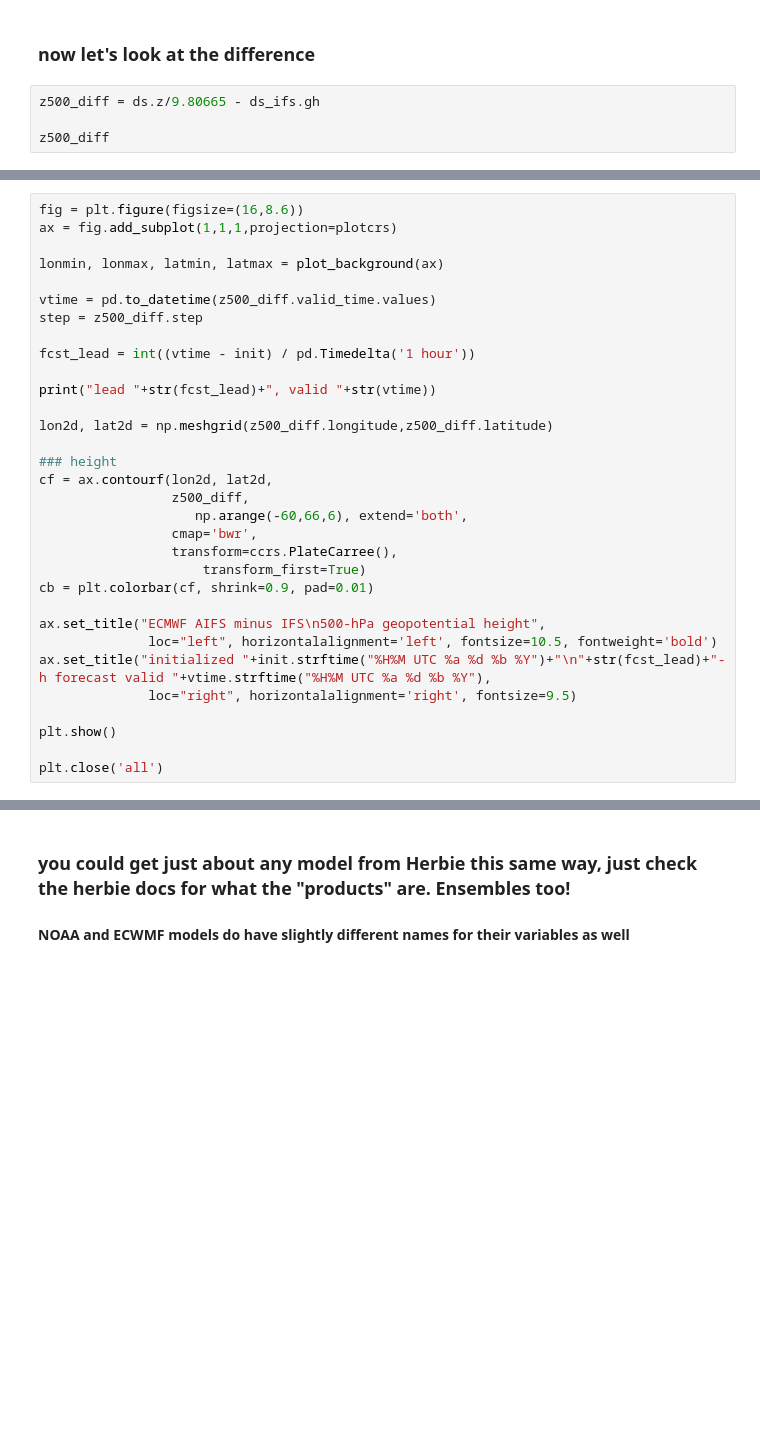
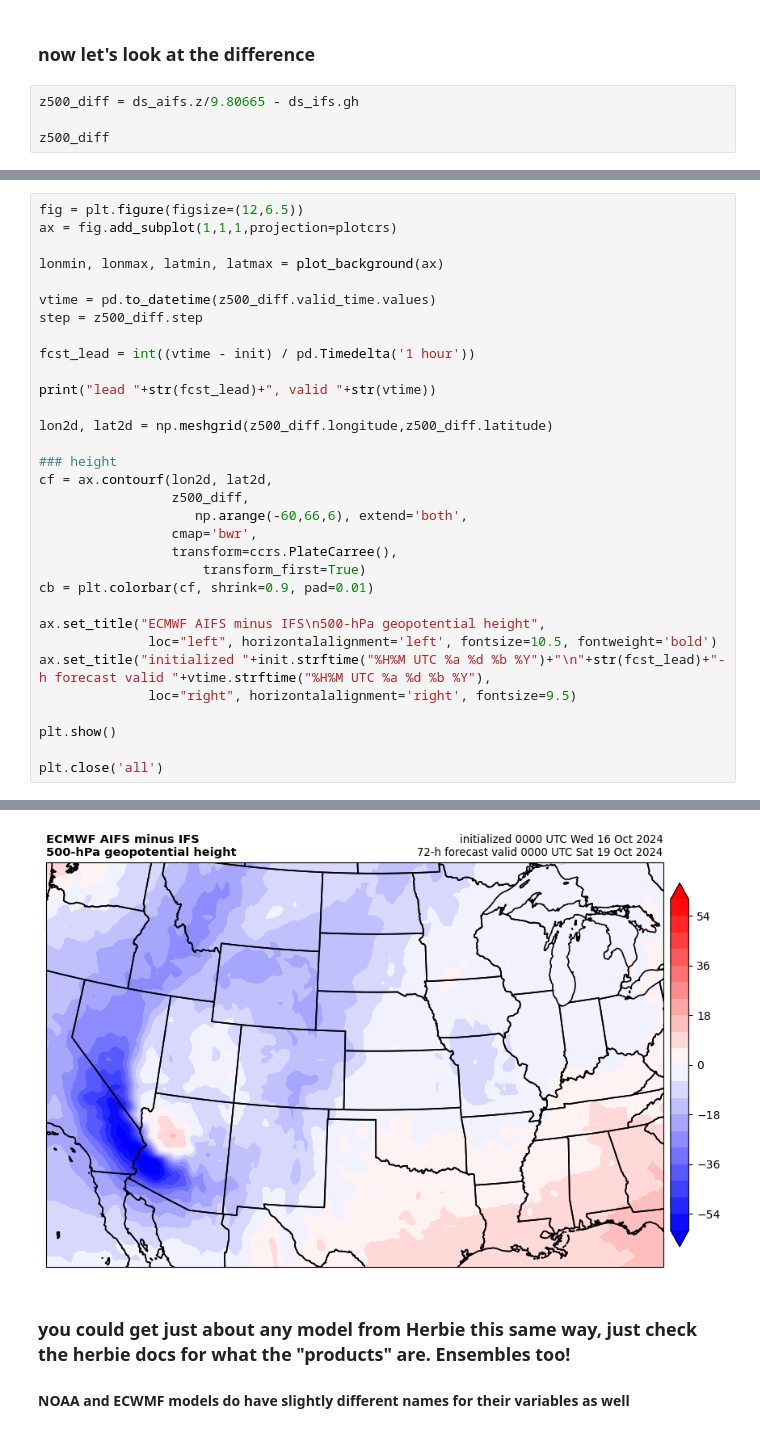
Before and after one commit to eabarnes1010/ai_weather_to_climate_ats780A8, a Jupyter notebook: lecture_code/herbie_examples.ipynb, the cells around one changed output, grey strips where cells are left out. Drawn from its saved outputs; the diff is of its cells as text; blank space fills up the shorter version.

```diff
--- a/lecture_code/herbie_examples.ipynb
+++ b/lecture_code/herbie_examples.ipynb
@@ -160,6 +224,6 @@ plt.close('all')
 # %% [markdown]
 ### now let's look at the difference
 # %%
-z500_diff = ds.z/9.80665 - ds_ifs.gh
+z500_diff = ds_aifs.z/9.80665 - ds_ifs.gh
 
 z500_diff
@@ -166,5 +248,5 @@ z500_diff
 # %%
-fig = plt.figure(figsize=(16,8.6))
+fig = plt.figure(figsize=(12,6.5))
 ax = fig.add_subplot(1,1,1,projection=plotcrs)
 
 lonmin, lonmax, latmin, latmax = plot_background(ax)
@@ -195,3 +277,4 @@ ax.set_title("initialized "+init.strftime("%H%M UTC %a %d %b %Y")+"\n"+str(fcst_
 plt.show()
 
 plt.close('all')
+# %% [output]
@@ -198,3 +282,4 @@ plt.close('all')
+[figure, added]
 # %% [markdown]
 ### you could get just about any model from Herbie this same way, just check the herbie docs for what the "products" are. Ensembles too!
 
```
Also changed, not shown: parts of 14 cells of this notebook.
